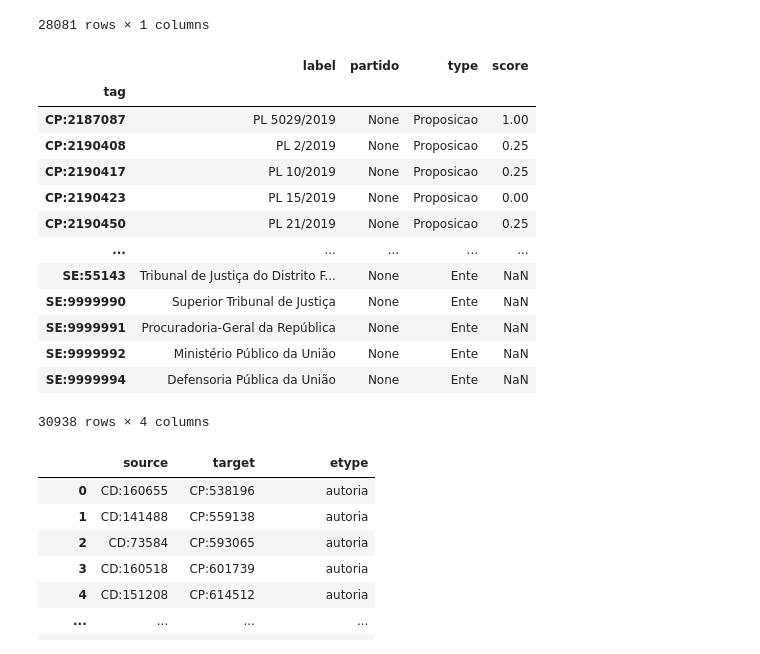
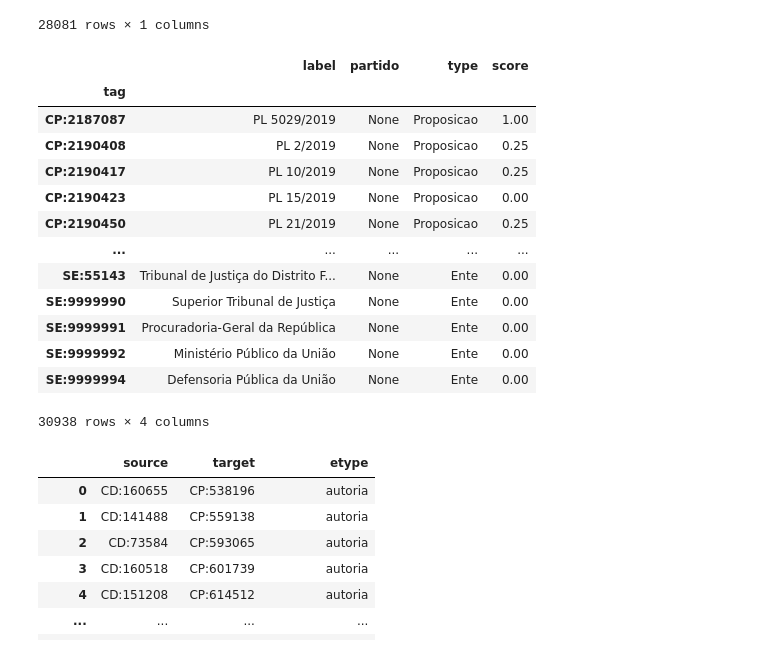
Before and after one commit to busdriverbuddha/tramita, a Jupyter notebook: gold/gold4.ipynb, the cells around one changed output. Cells and saved outputs as stored; diff of their text form; code cells hidden in the pictures.

```diff
--- a/gold/gold4.ipynb
+++ b/gold/gold4.ipynb
@@ -3,11 +3,14 @@
 import os
 
 from pathlib import Path
-
+from itertools import combinations
+from collections import defaultdict
 import duckdb
 import numpy as np
 import pandas as pd
 import igraph as ig
+from scipy.spatial import ConvexHull
+import matplotlib.pyplot as plt
 
 from event import Event
 
@@ -19,6 +22,8 @@ PROJECT_DIR = Path("~/tramita").expanduser()
 DB_PATH = PROJECT_DIR / os.getenv("SILVER_DUCKDB_PATH", "")
 OUT_DIR = PROJECT_DIR / "data" / "gold"
 OUT_DIR.mkdir(exist_ok=True)
+ACCESS_DIR = OUT_DIR / "accessory_data"
+ACCESS_DIR.mkdir(exist_ok=True)
 
 NODES_PATH_PARQUET = OUT_DIR / "nodes.parquet"
 EDGES_PATH_PARQUET = OUT_DIR / "edges.parquet"
@@ -118,5 +169,5 @@ def top_n(df: pd.DataFrame, col: str, n: int = 10, node_types: list | None = Non
 # %%
-event_df = pd.read_pickle("full_event_df.pkl")
+event_df = pd.read_pickle(ACCESS_DIR / "full_event_df.pkl")
 event_df
 # %% [output]
 |  | label | event_ts | event | event_loc | casa | prop_tag | proc_tag |
@@ -385,21 +436,22 @@ labels_and_scores_df
 # %%
 nodes_scored_df = nodes_df.join(labels_and_scores_df, on="label")
 nodes_scored_df = nodes_scored_df.set_index('tag', drop=True)
+nodes_scored_df['score'] = nodes_scored_df['score'].fillna(0.0)
 nodes_scored_df
 # %% [output]
 |  | label | partido | type | score |
 | tag |  |  |  |  |
 | CP:2187087 | PL 5029/2019 | None | Proposicao | 1.00 |
 | CP:2190408 | PL 2/2019 | None | Proposicao | 0.25 |
 | CP:2190417 | PL 10/2019 | None | Proposicao | 0.25 |
 | CP:2190423 | PL 15/2019 | None | Proposicao | 0.00 |
 | CP:2190450 | PL 21/2019 | None | Proposicao | 0.25 |
 | ... | ... | ... | ... | ... |
-| SE:55143 | Tribunal de Justiça do Distrito F... | None | Ente | NaN |
-| SE:9999990 | Superior Tribunal de Justiça | None | Ente | NaN |
-| SE:9999991 | Procuradoria-Geral da República | None | Ente | NaN |
-| SE:9999992 | Ministério Público da União | None | Ente | NaN |
-| SE:9999994 | Defensoria Pública da União | None | Ente | NaN |
+| SE:55143 | Tribunal de Justiça do Distrito F... | None | Ente | 0.00 |
+| SE:9999990 | Superior Tribunal de Justiça | None | Ente | 0.00 |
+| SE:9999991 | Procuradoria-Geral da República | None | Ente | 0.00 |
+| SE:9999992 | Ministério Público da União | None | Ente | 0.00 |
+| SE:9999994 | Defensoria Pública da União | None | Ente | 0.00 |
 30938 rows × 4 columns
 # %%
 edges_df
```
Also changed, not shown: parts of 47 cells of this notebook, 26 other files.
